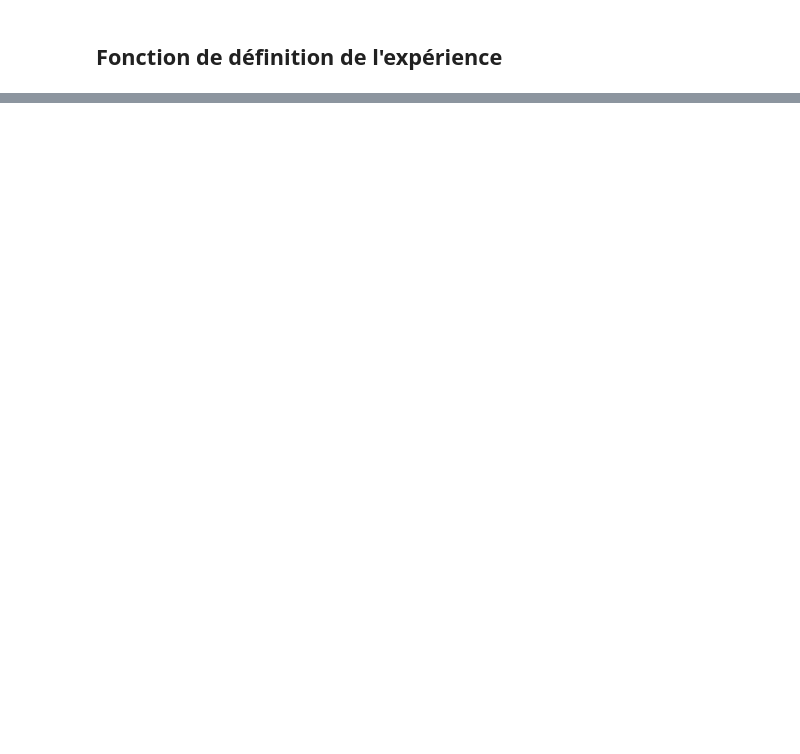
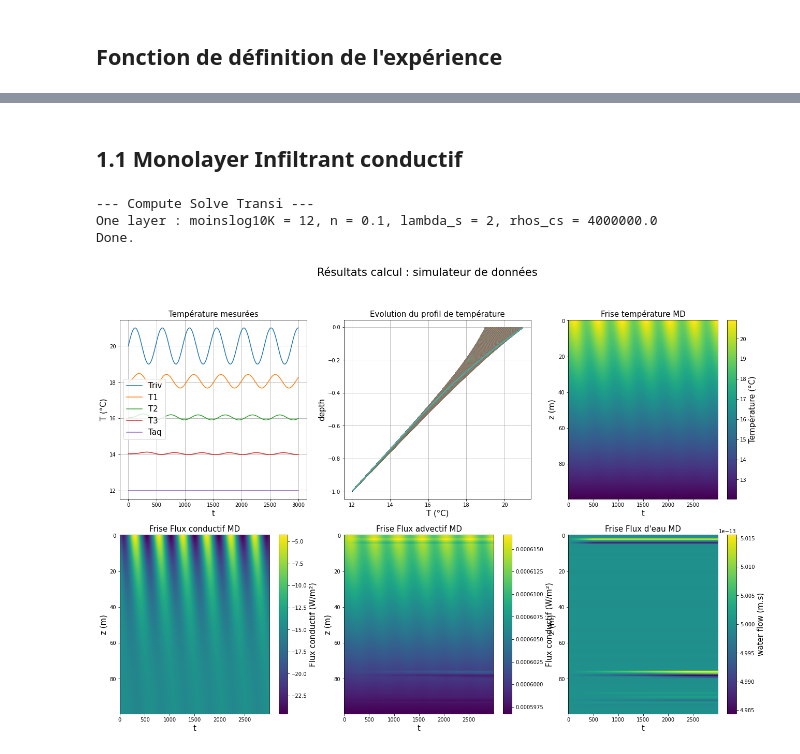
Before and after one commit to ameliemelorene/pyheatmy2022, a Jupyter notebook: demo_cas_test.ipynb, the cells around one changed output, grey strips where cells are left out. Saved outputs shown, nothing was run; the diff lists cells and outputs as text; code cells hidden in the pictures; blank space fills up the shorter version.

```diff
--- a/demo_cas_test.ipynb
+++ b/demo_cas_test.ipynb
@@ -347,17 +45,0 @@ array([None], dtype=object)
-# %%
-from datetime import datetime
-
-times = [datetime.fromtimestamp(1000*k) for k in range(500)]
-temps = np.load("data/val_data.npy")
-
-col_dict = {
-	"river_bed": 1.,
-    "depth_sensors": [.25, .5, .75, 1], #En vrai y aura une 4e valeur ici mais ca prendra en charge pareil
-	"offset": .0,
-    "dH_measures": list(zip(times,list(zip(-.01*np.cos(np.linspace(0,2*np.pi,500))+.03, temps[:,0])))),
-	"T_measures": list(zip(times, temps[:,[32,66,-1]])),
-    "sigma_meas_P": None, #float
-    "sigma_meas_T": None, #float
-}
-
-col = Column.from_dict(col_dict)
@@ -380,0 +153,30 @@ ValueError: x and y arrays must be equal in length along interpolation axis.
+# %% [markdown]
+## 1.1 Monolayer Infiltrant conductif
+# %%
+# paramètres principaux de l'expérience
+dict_exp_monolayer ={
+    "depth_sensors": [.25, .5, .75, 1],
+    "dH_offset": 0.5,
+    "name" : "sable",
+    "moinslog10K": 12,
+    "n": 0.1,
+    "lambda_s": 2,
+    "rho_cs": 4e6,
+    "nb_cells": nb_cells,
+}
+
+# variable libre qui désigne le nombre de pas de temps visualisé sur le plot.
+nt = 3000
+
+# ne pas changer ces commandes
+experiment_monolayer = [*gen_experiment_monolayer(**dict_exp_monolayer)] # [time_series, colonne_exp, monolayer, analy_sol_exp]
+time_ser = experiment_monolayer[0]
+col = experiment_monolayer[1]
+layerlist = [experiment_monolayer[2]]
+time_ser._measures_column_one_layer(col, layerlist, nb_cells)
+col.plot_CALC_results(nt = nt)
+# %% [output]
+--- Compute Solve Transi ---
+One layer : moinslog10K = 12, n = 0.1, lambda_s = 2, rhos_cs = 4000000.0
+Done.
+[figure, added]
```
Also changed, not shown: parts of 50 cells of this notebook.
